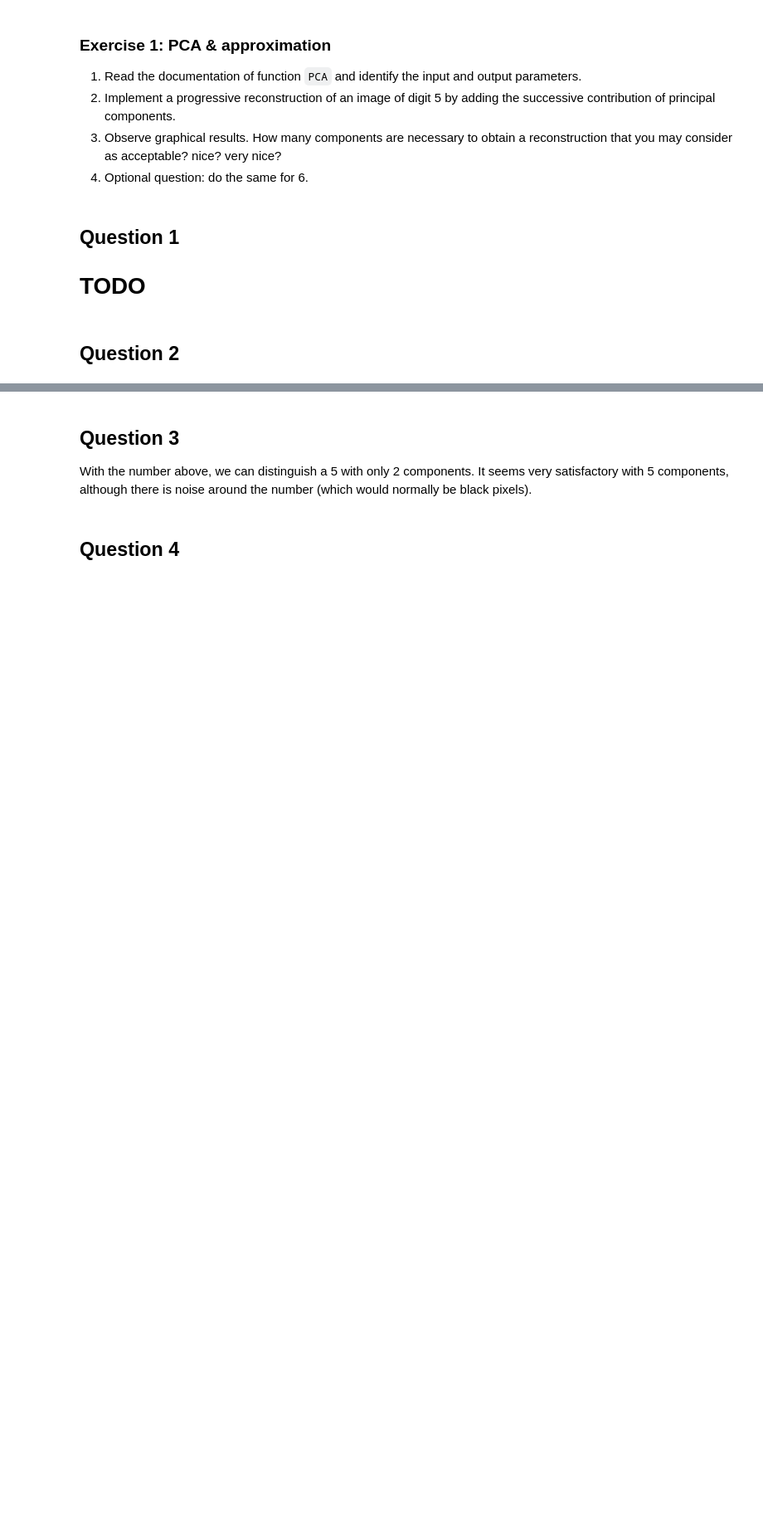
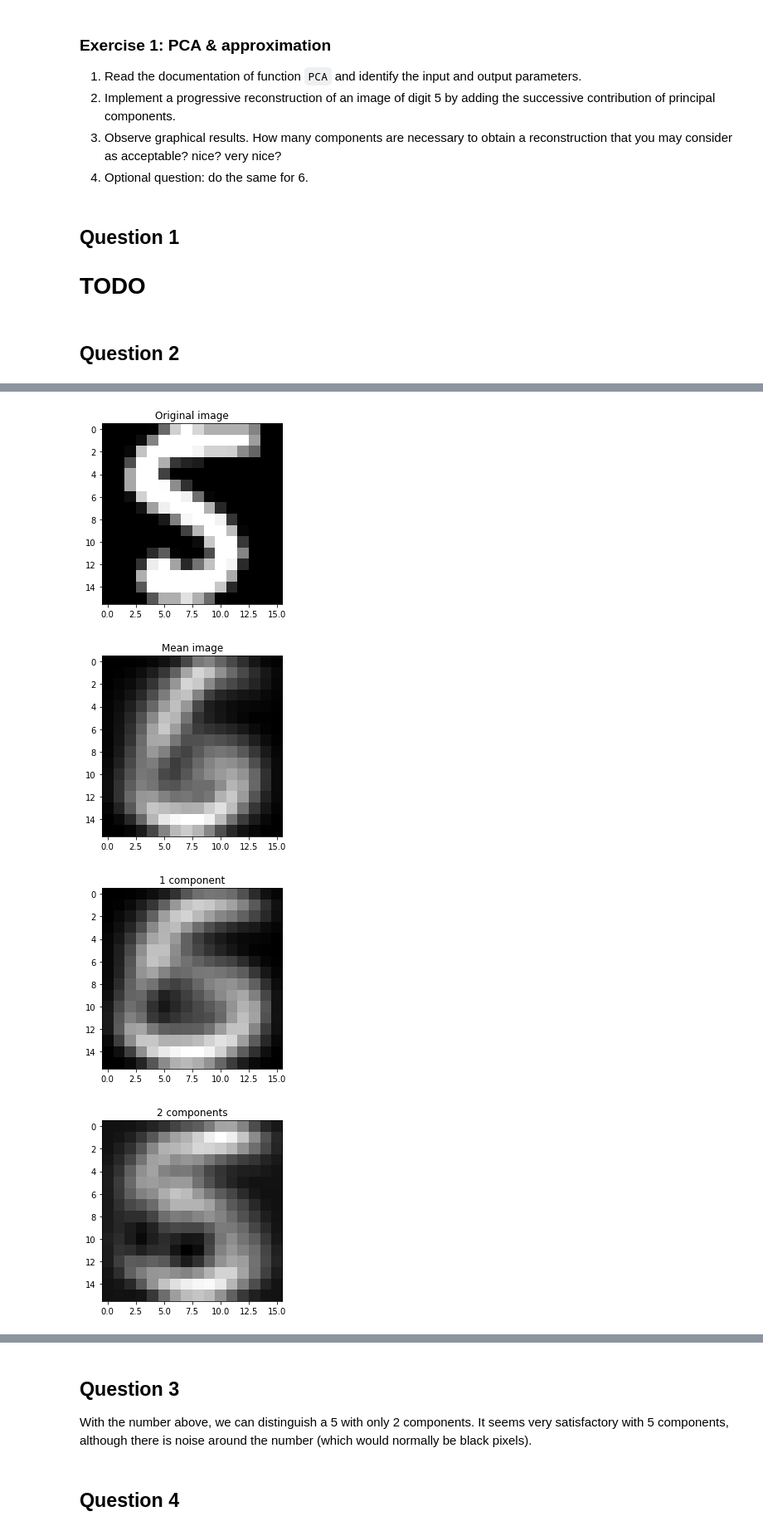
Before and after one commit to SnowHawkeye/sdia-labs, a Jupyter notebook: decision/tp4-pca/TP4_Salem_Salem.ipynb, the cells around one changed output, grey strips where cells are left out. Shown at 83% size. Cells and saved outputs as stored; diff of their text form; code cells hidden in the pictures; blank space fills up the shorter version.

```diff
--- a/decision/tp4-pca/TP4_Salem_Salem.ipynb
+++ b/decision/tp4-pca/TP4_Salem_Salem.ipynb
@@ -125,0 +120,13 @@ projection_reconstruct(3, 10, moy_train, proj, comp)
+# %%
+image_index = 3
+original =  np.reshape(x_train_brut[image_index,:],(16,16))
+plt.imshow(original,cmap='gray')
+plt.title("Original image")
+plt.show()
+
+projection_reconstruct(image_index, 10, moy_train, proj, comp)
+# %% [output]
+[figure, added]
+[figure, added]
+[figure, added]
+[figure, added]
```
Also changed, not shown: parts of 14 cells of this notebook, 1 other file.
